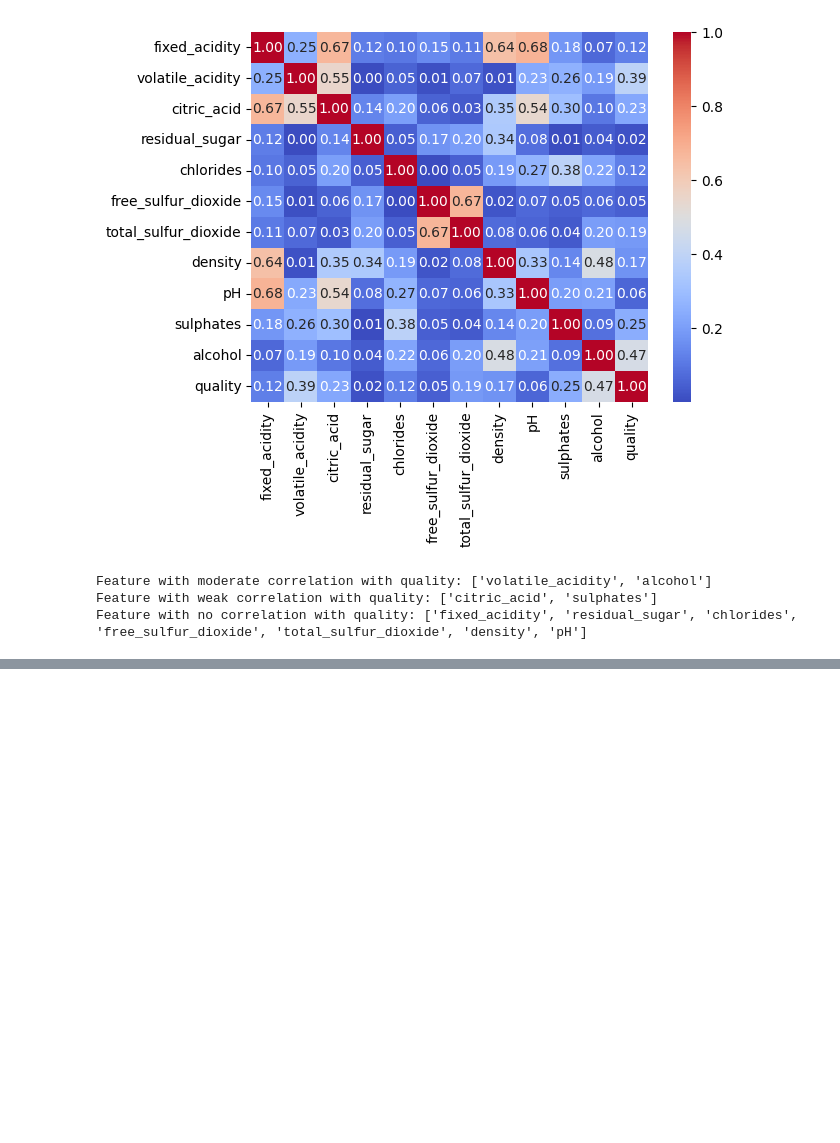
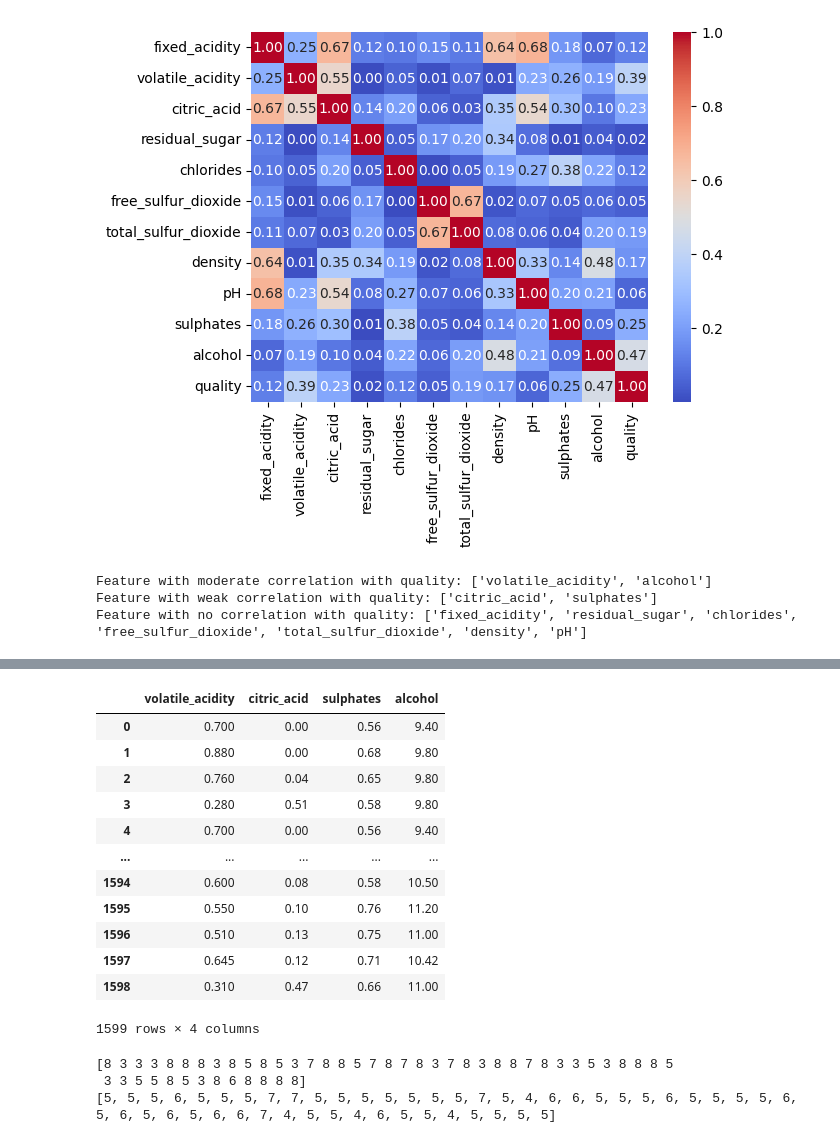
Before and after one commit to gonarec/WineDetector_Python_Project, a Jupyter notebook: Project.ipynb, the cells around one changed output, grey strips where cells are left out. Cells and saved outputs as stored; diff of their text form; code cells hidden in the pictures; blank space fills up the shorter version.

Commit message:
Kmeans_cluster

```diff
--- a/Project.ipynb
+++ b/Project.ipynb
@@ -114,0 +135,31 @@ plt.show()
+# %%
+wine=wine_dataframe.drop(columns=['quality','fixed_acidity','residual_sugar', 'chlorides', 'free_sulfur_dioxide', 'total_sulfur_dioxide', 'density', 'pH'])
+wine
+# %% [output]
+|  | volatile_acidity | citric_acid | sulphates | alcohol |
+| 0 | 0.700 | 0.00 | 0.56 | 9.40 |
+| 1 | 0.880 | 0.00 | 0.68 | 9.80 |
+| 2 | 0.760 | 0.04 | 0.65 | 9.80 |
+| 3 | 0.280 | 0.51 | 0.58 | 9.80 |
+| 4 | 0.700 | 0.00 | 0.56 | 9.40 |
+| ... | ... | ... | ... | ... |
+| 1594 | 0.600 | 0.08 | 0.58 | 10.50 |
+| 1595 | 0.550 | 0.10 | 0.76 | 11.20 |
+| 1596 | 0.510 | 0.13 | 0.75 | 11.00 |
+| 1597 | 0.645 | 0.12 | 0.71 | 10.42 |
+| 1598 | 0.310 | 0.47 | 0.66 | 11.00 |
+1599 rows × 4 columns
+# %%
+k = 6
+kmeans = KMeans(n_clusters=k, random_state=42)
+kmeans.fit(wine)
+
+# Ottieni le etichette dei cluster per ciascuna istanza nel dataset
+cluster_labels = kmeans.labels_ + 3
+
+print(cluster_labels[:50])
+print(wine_dataframe.quality[:50].tolist())
+# %% [output]
+[8 3 3 3 8 8 8 3 8 5 8 5 3 7 8 8 5 7 8 7 8 3 7 8 3 8 8 7 8 3 3 5 3 8 8 8 5
+ 3 3 5 5 8 5 3 8 6 8 8 8 8]
+[5, 5, 5, 6, 5, 5, 5, 7, 7, 5, 5, 5, 5, 5, 5, 5, 7, 5, 4, 6, 6, 5, 5, 5, 6, 5, 5, 5, 5, 6, 5, 6, 5, 6, 5, 6, 6, 7, 4, 5, 5, 4, 6, 5, 5, 4, 5, 5, 5, 5]
```
Also changed, not shown: parts of 6 cells of this notebook.
